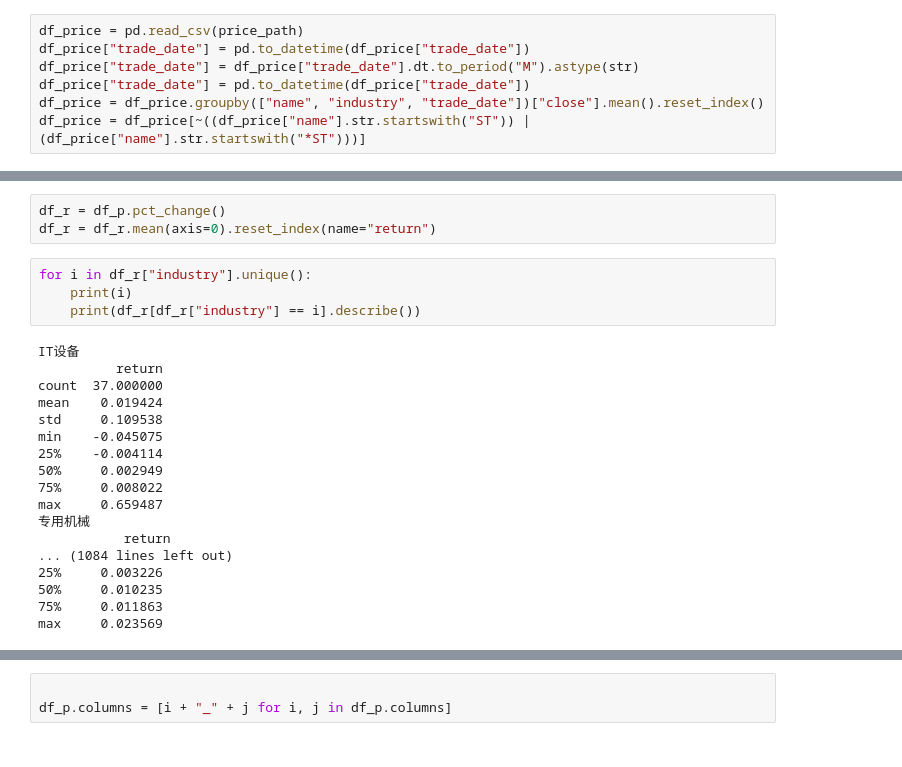
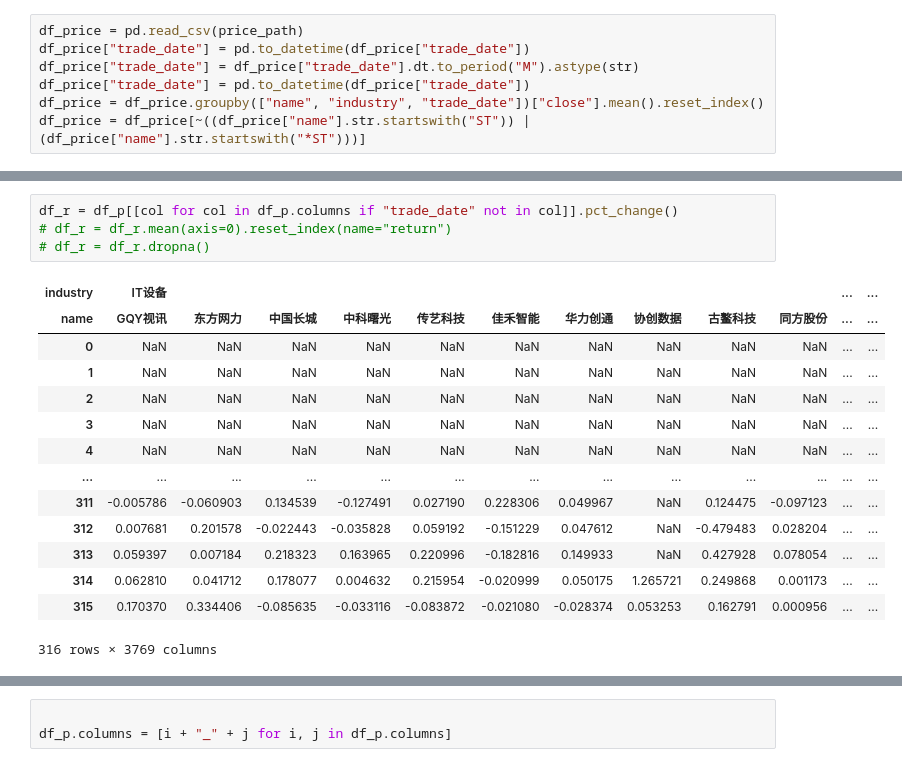
Before and after one commit to chentinghao/portfolio_algo, a Jupyter notebook: jupyter_notebook/industry_analysis.ipynb, the cells around one changed output, grey strips where cells are left out. Drawn from its saved outputs; the diff is of its cells as text.

```diff
--- a/jupyter_notebook/industry_analysis.ipynb
+++ b/jupyter_notebook/industry_analysis.ipynb
@@ -17,25 +50,19 @@ df_p = df_p.set_index("trade_date")
 # %%
-df_r = df_p.pct_change()
-df_r = df_r.mean(axis=0).reset_index(name="return")
+df_r = df_p[[col for col in df_p.columns if "trade_date" not in col]].pct_change()
+# df_r = df_r.mean(axis=0).reset_index(name="return")
+# df_r = df_r.dropna()
+# %% [output]
+| industry | IT设备 |  |  |  |  |  |  |  |  |  | ... | ... |
+| name | GQY视讯 | 东方网力 | 中国长城 | 中科曙光 | 传艺科技 | 佳禾智能 | 华力创通 | 协创数据 | 古鳌科技 | 同方股份 | ... | ... |
+| 0 | NaN | NaN | NaN | NaN | NaN | NaN | NaN | NaN | NaN | NaN | ... | ... |
+| 1 | NaN | NaN | NaN | NaN | NaN | NaN | NaN | NaN | NaN | NaN | ... | ... |
+| 2 | NaN | NaN | NaN | NaN | NaN | NaN | NaN | NaN | NaN | NaN | ... | ... |
+| 3 | NaN | NaN | NaN | NaN | NaN | NaN | NaN | NaN | NaN | NaN | ... | ... |
+| 4 | NaN | NaN | NaN | NaN | NaN | NaN | NaN | NaN | NaN | NaN | ... | ... |
+| ... | ... | ... | ... | ... | ... | ... | ... | ... | ... | ... | ... | ... |
+| 311 | -0.005786 | -0.060903 | 0.134539 | -0.127491 | 0.027190 | 0.228306 | 0.049967 | NaN | 0.124475 | -0.097123 | ... | ... |
+| 312 | 0.007681 | 0.201578 | -0.022443 | -0.035828 | 0.059192 | -0.151229 | 0.047612 | NaN | -0.479483 | 0.028204 | ... | ... |
+| 313 | 0.059397 | 0.007184 | 0.218323 | 0.163965 | 0.220996 | -0.182816 | 0.149933 | NaN | 0.427928 | 0.078054 | ... | ... |
+| 314 | 0.062810 | 0.041712 | 0.178077 | 0.004632 | 0.215954 | -0.020999 | 0.050175 | 1.265721 | 0.249868 | 0.001173 | ... | ... |
+| 315 | 0.170370 | 0.334406 | -0.085635 | -0.033116 | -0.083872 | -0.021080 | -0.028374 | 0.053253 | 0.162791 | 0.000956 | ... | ... |
+316 rows × 3769 columns
-# %%
-for i in df_r["industry"].unique():
-    print(i)
-    print(df_r[df_r["industry"] == i].describe())
-# %% [output]
-IT设备
-          return
-count  37.000000
-mean    0.019424
-std     0.109538
-min    -0.045075
-25%    -0.004114
-50%     0.002949
-75%     0.008022
-max     0.659487
-专用机械
-           return
-... (1084 lines left out)
-25%     0.003226
-50%     0.010235
-75%     0.011863
-max     0.023569
```
Also changed, not shown: parts of 13 cells of this notebook.
